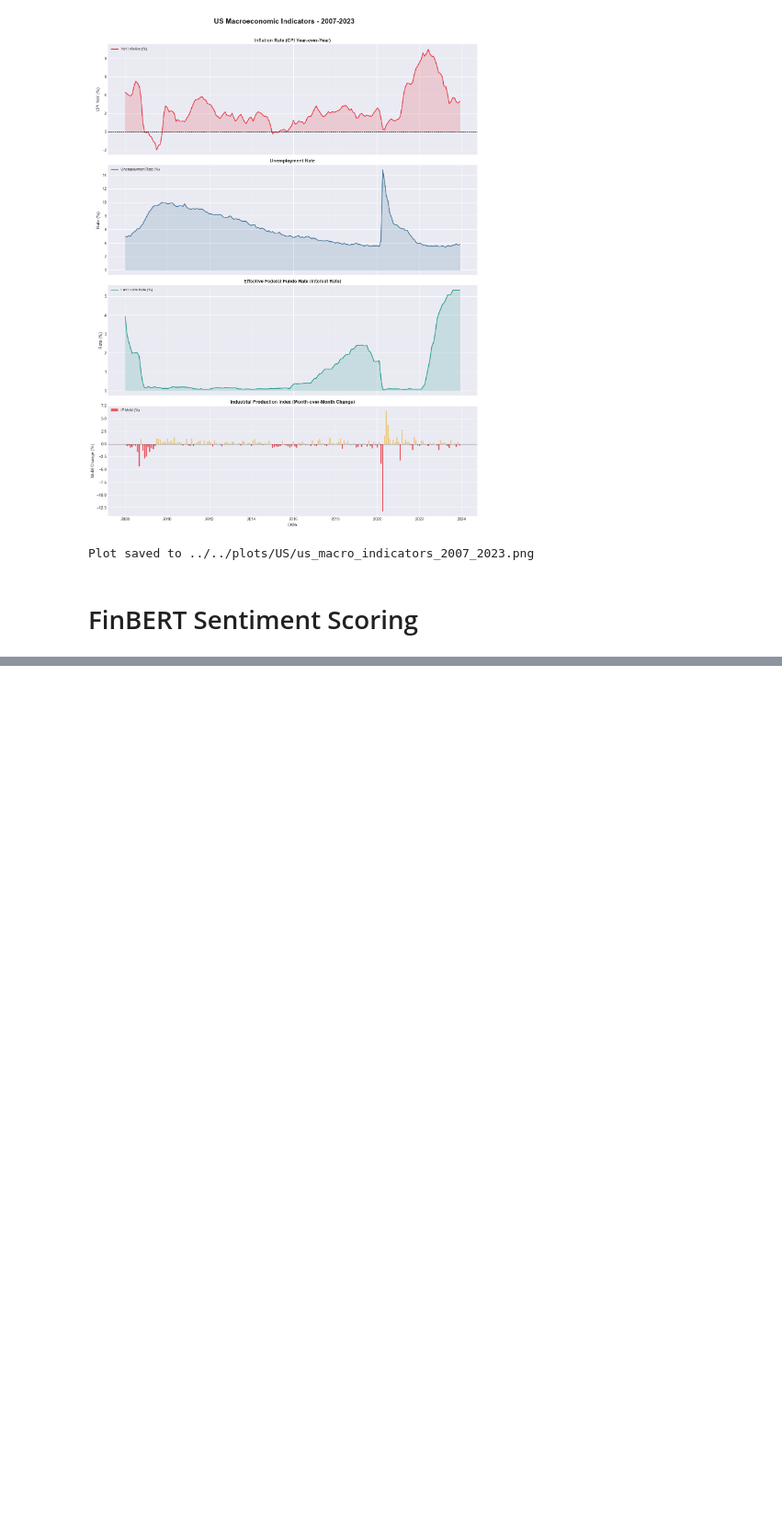
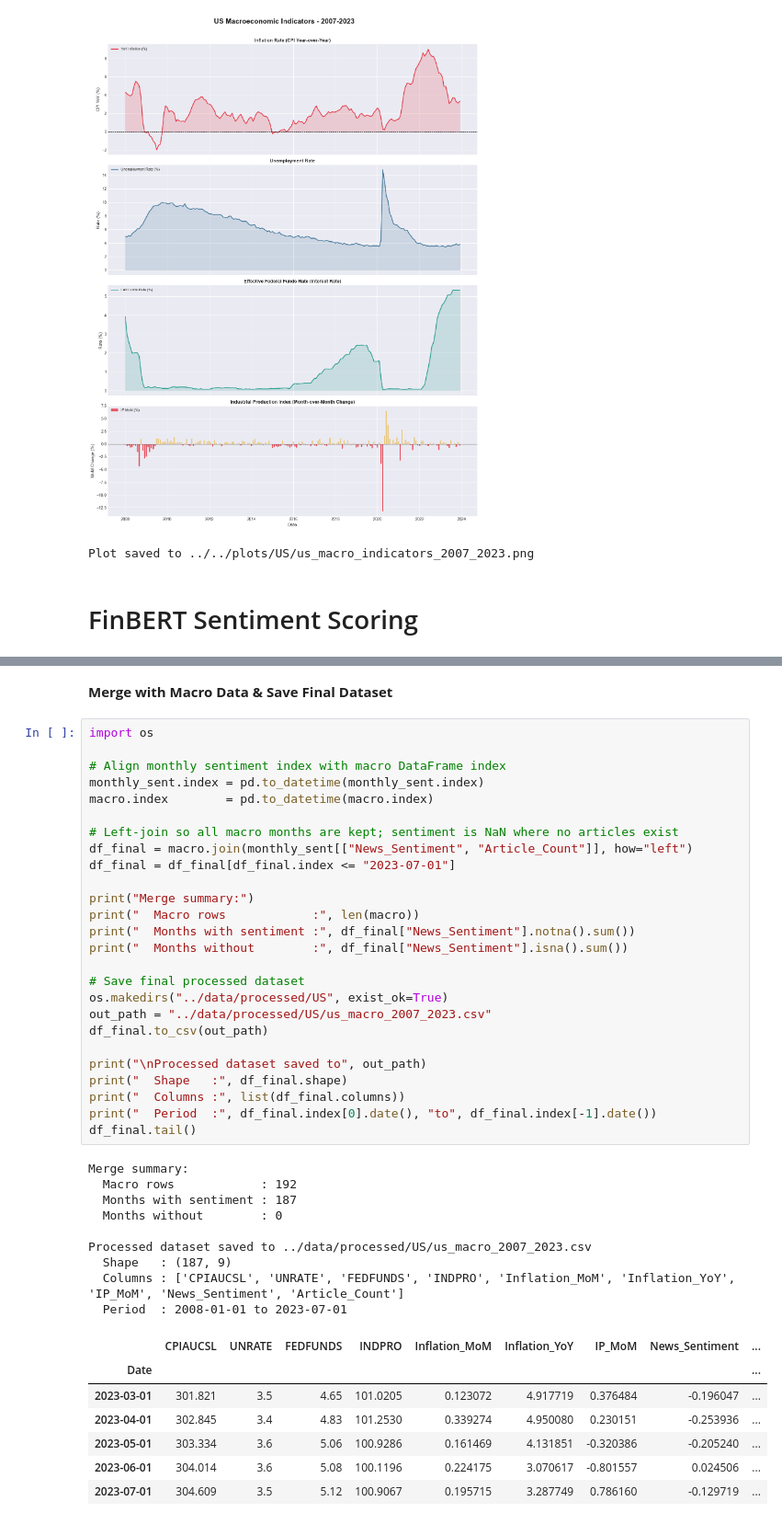
Before and after one commit to zahra-ynp/PML-InflationRegimeForecasting, a Jupyter notebook: notebooks/US/01_Data_Prep.ipynb, the cells around one changed output, grey strips where cells are left out. Shown at 92% size. Cells and saved outputs as stored; diff of their text form; blank space fills up the shorter version.

```diff
--- a/notebooks/US/01_Data_Prep.ipynb
+++ b/notebooks/US/01_Data_Prep.ipynb
@@ -196,0 +408,45 @@ Plot saved to ../../plots/US/us_macro_indicators_2007_2023.png
+# %% [markdown]
+**Merge with Macro Data & Save Final Dataset**
+# %%
+import os
+
+# Align monthly sentiment index with macro DataFrame index
+monthly_sent.index = pd.to_datetime(monthly_sent.index)
+macro.index        = pd.to_datetime(macro.index)
+
+# Left-join so all macro months are kept; sentiment is NaN where no articles exist
+df_final = macro.join(monthly_sent[["News_Sentiment", "Article_Count"]], how="left")
+df_final = df_final[df_final.index <= "2023-07-01"]
+
+print("Merge summary:")
+print("  Macro rows            :", len(macro))
+print("  Months with sentiment :", df_final["News_Sentiment"].notna().sum())
+print("  Months without        :", df_final["News_Sentiment"].isna().sum())
+
+# Save final processed dataset
+os.makedirs("../data/processed/US", exist_ok=True)
+out_path = "../data/processed/US/us_macro_2007_2023.csv"
+df_final.to_csv(out_path)
+
+print("\nProcessed dataset saved to", out_path)
+print("  Shape   :", df_final.shape)
+print("  Columns :", list(df_final.columns))
+print("  Period  :", df_final.index[0].date(), "to", df_final.index[-1].date())
+df_final.tail()
+# %% [output]
+Merge summary:
+  Macro rows            : 192
+  Months with sentiment : 187
+  Months without        : 0
+
+Processed dataset saved to ../data/processed/US/us_macro_2007_2023.csv
+  Shape   : (187, 9)
+  Columns : ['CPIAUCSL', 'UNRATE', 'FEDFUNDS', 'INDPRO', 'Inflation_MoM', 'Inflation_YoY', 'IP_MoM', 'News_Sentiment', 'Article_Count']
+  Period  : 2008-01-01 to 2023-07-01
+|  | CPIAUCSL | UNRATE | FEDFUNDS | INDPRO | Inflation_MoM | Inflation_YoY | IP_MoM | News_Sentiment | ... |
+| Date |  |  |  |  |  |  |  |  | ... |
+| 2023-03-01 | 301.821 | 3.5 | 4.65 | 101.0205 | 0.123072 | 4.917719 | 0.376484 | -0.196047 | ... |
+| 2023-04-01 | 302.845 | 3.4 | 4.83 | 101.2530 | 0.339274 | 4.950080 | 0.230151 | -0.253936 | ... |
+| 2023-05-01 | 303.334 | 3.6 | 5.06 | 100.9286 | 0.161469 | 4.131851 | -0.320386 | -0.205240 | ... |
+| 2023-06-01 | 304.014 | 3.6 | 5.08 | 100.1196 | 0.224175 | 3.070617 | -0.801557 | 0.024506 | ... |
+| 2023-07-01 | 304.609 | 3.5 | 5.12 | 100.9067 | 0.195715 | 3.287749 | 0.786160 | -0.129719 | ... |
```
Also changed, not shown: parts of 12 cells of this notebook, 3 other files.
